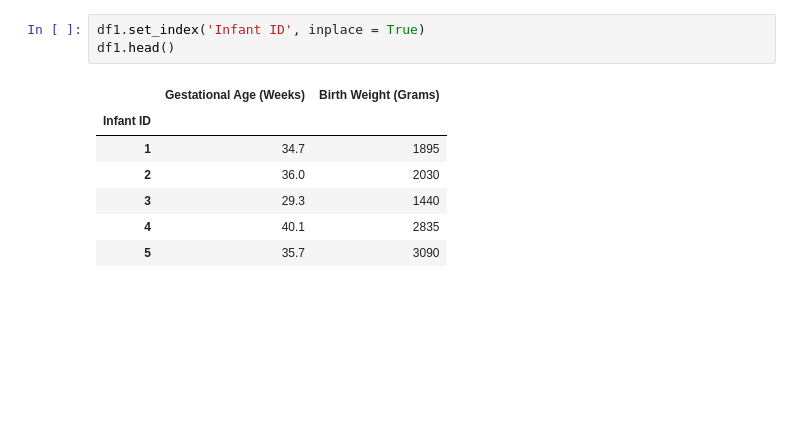
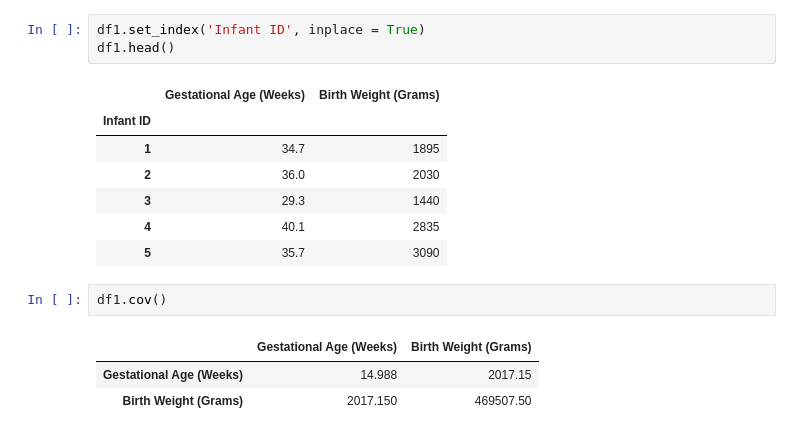
Before and after one commit to Shivamshukla14/Fundamntal_of_DS, a Jupyter notebook: Prac9.ipynb, the cells around one changed output. Saved outputs shown, nothing was run; the diff lists cells and outputs as text; blank space fills up the shorter version.

```diff
--- a/Prac9.ipynb
+++ b/Prac9.ipynb
@@ -153,3 +153,9 @@ df1.head()
 | 3 | 29.3 | 1440 |
 | 4 | 40.1 | 2835 |
 | 5 | 35.7 | 3090 |
+# %%
+df1.cov()
+# %% [output]
+|  | Gestational Age (Weeks) | Birth Weight (Grams) |
+| Gestational Age (Weeks) | 14.988 | 2017.15 |
+| Birth Weight (Grams) | 2017.150 | 469507.50 |
```
Also changed, not shown: parts of 7 cells of this notebook, 20 other files.
